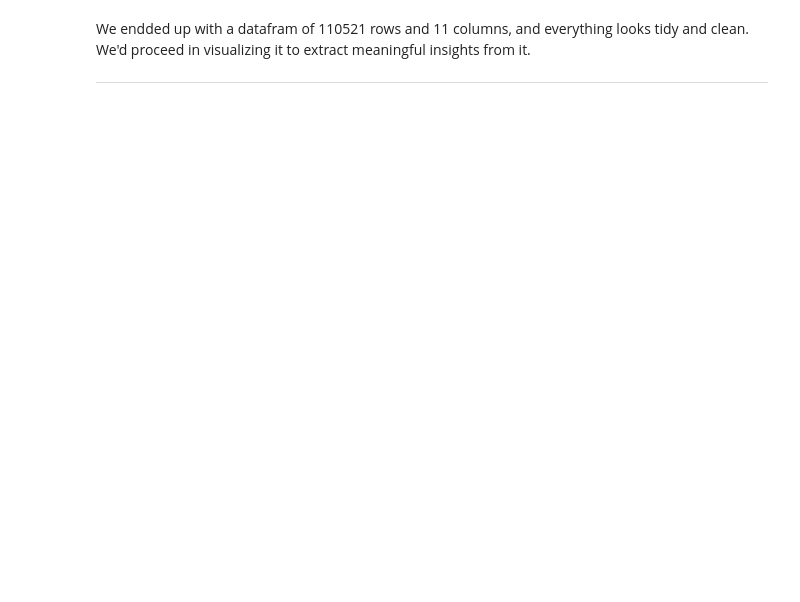
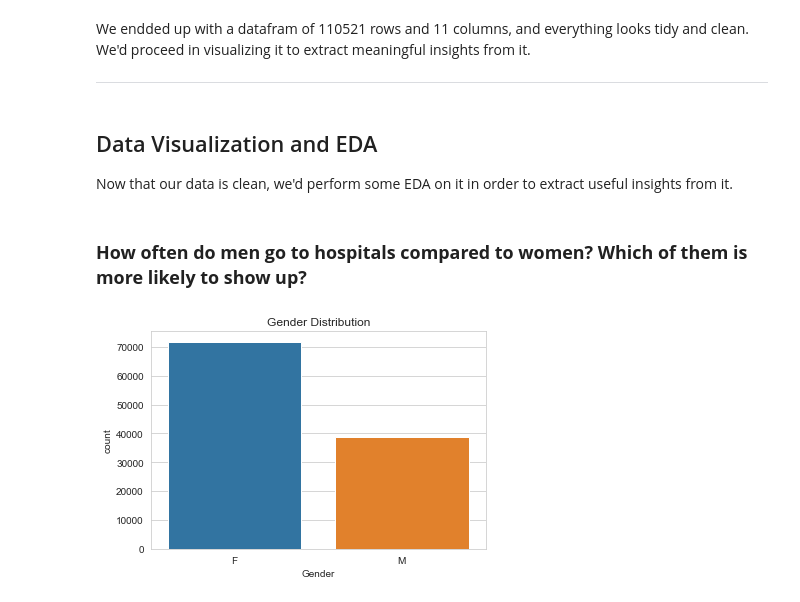
Before and after one commit to xShaimaa/Data-Analysis-Projects, a Jupyter notebook: 03-Medical-Appointment-No-Show/medical-appointment-dataset-analysis.ipynb, the cells around one changed output. Cells and saved outputs as stored; diff of their text form; code cells hidden in the pictures; blank space fills up the shorter version.

Commit message:
medical appointment visualization and EDA

```diff
--- a/03-Medical-Appointment-No-Show/medical-appointment-dataset-analysis.ipynb
+++ b/03-Medical-Appointment-No-Show/medical-appointment-dataset-analysis.ipynb
@@ -46,5 +49,5 @@ for dirname, _, filenames in os.walk('/kaggle/input'):
 in this section, we'd load our data from a CSV file to a pandas dataframe, and then take a quick dive into exploring our dataset in details.
 # %%
 # loading dataset from csv file and showing its first 5 rows
-df = pd.read_csv('/kaggle/input/noshowappointments/KaggleV2-May-2016.csv')
+df = pd.read_csv('noshowappointments-kagglev2-may-2016.csv')
 df.head()
@@ -211,3 +387,18 @@ df.info()
 # %% [markdown]
 We endded up with a datafram of 110521 rows and 11 columns, and everything looks tidy and clean. We'd proceed in visualizing it to extract meaningful insights from it.
 ___
+# %% [markdown]
+## Data Visualization and EDA
+Now that our data is clean, we'd perform some EDA on it in order to extract useful insights from it.
+# %%
+# setting seaborn configurations
+sns.set_style("whitegrid")
+# %% [markdown]
+### **How often do men go to hospitals compared to women? Which of them is more likely to show up?**
+# %%
+# viewing count plot of gender distribution in our dataset
+sns.countplot(x = 'Gender', data = df)
+plt.title("Gender Distribution")
+plt.show()
+# %% [output]
+[figure, added]
```
Also changed, not shown: parts of 48 cells of this notebook.
